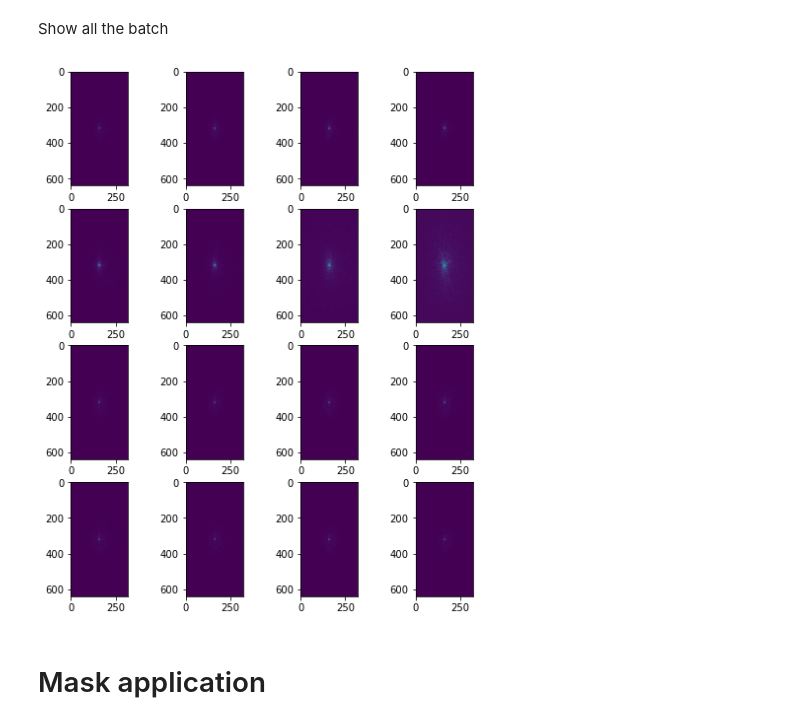
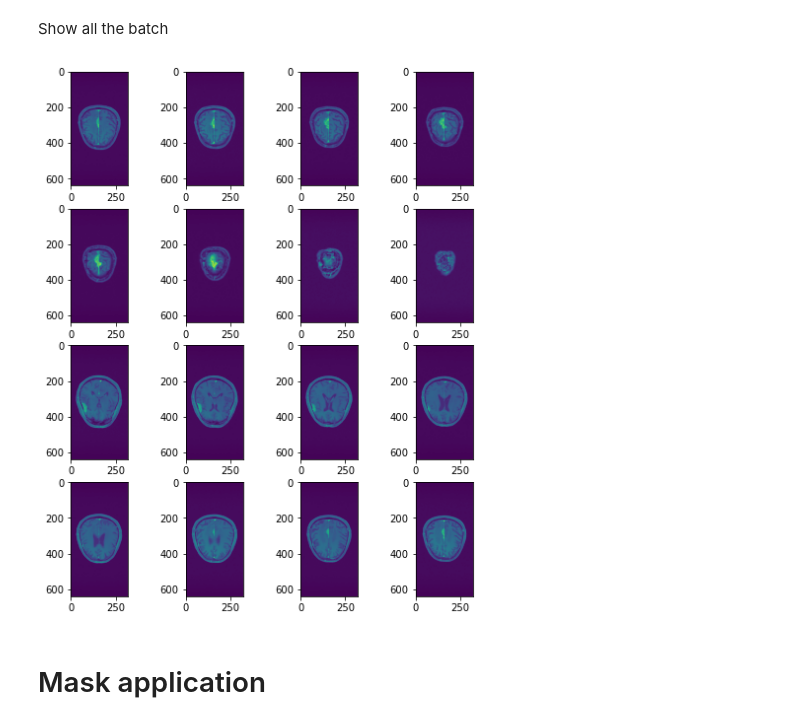
Before and after one commit to mind-inria/mri-dl-recon, a Jupyter notebook: src/mri_dlrecon/models/tuto_Varnet.ipynb, the cells around one changed output. Drawn from its saved outputs; the diff is of its cells as text; code cells hidden in the pictures.

```diff
--- a/src/mri_dlrecon/models/tuto_Varnet.ipynb
+++ b/src/mri_dlrecon/models/tuto_Varnet.ipynb
@@ -50,25 +49,25 @@ Show all the batch
 # %%
 plt.rcParams['figure.figsize'] = (16, 16)
 
 # # Show image (abs(image))
-# plt.figure(figsize=(8,20))
-# for i in range(kspace.shape[0]):
-#     plt.subplot(8,4,i+1)
-#     plt.imshow(np.abs(image[i, 0, :,:]))
+plt.figure(figsize=(8,20))
+for i in range(kspace.shape[0]):
+    plt.subplot(8,4,i+1)
+    plt.imshow(np.abs(image[i, 0, :,:]))
 
 # # Show image's phase (angle(image))
 # plt.figure(figsize=(8,20))
 # for i in range(kspace.shape[0]):
 #     plt.subplot(8,4,i+1)
 #     plt.imshow(np.angle(image[i, 0, :,:]))
 
 # # Show kspace (abs(kspace))
-plt.figure(figsize=(8,20))
-for i in range(kspace.shape[0]):
-    plt.subplot(8,4,i+1)
-    plt.imshow(np.abs(kspace[i,0, :,:]))
+# plt.figure(figsize=(8,20))
+# for i in range(kspace.shape[0]):
+#     plt.subplot(8,4,i+1)
+#     plt.imshow(np.abs(kspace[i,0, :,:]))
 # %% [output]
-[figure, old version]
+[figure, new version]
 # %% [markdown]
 # Mask application
 # %%
```
Also changed, not shown: parts of 11 cells of this notebook, 3 other files.
